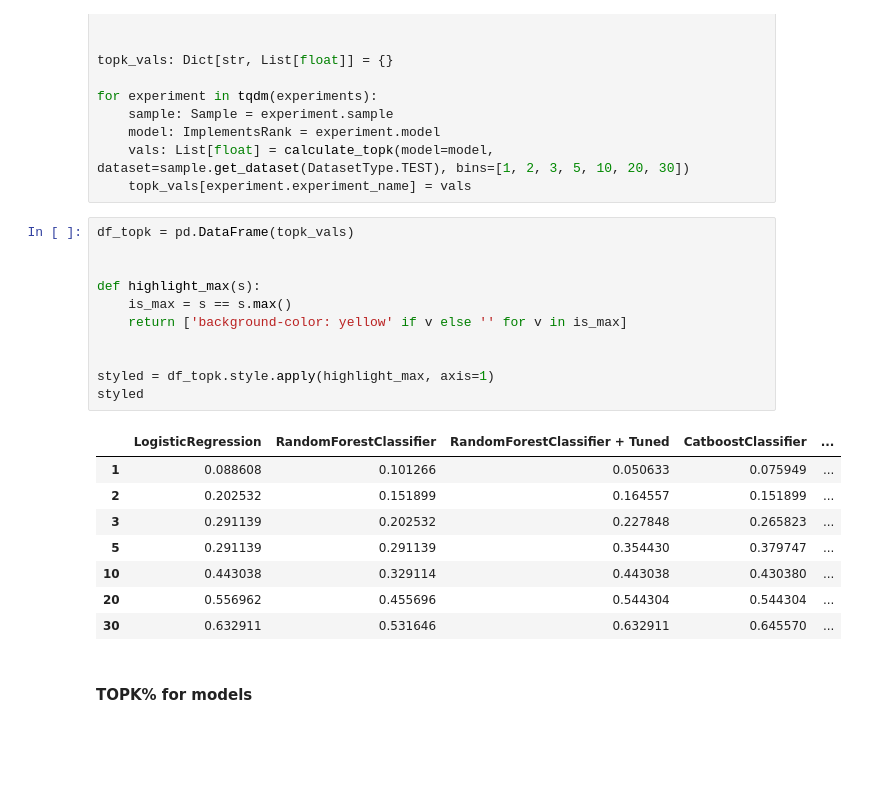
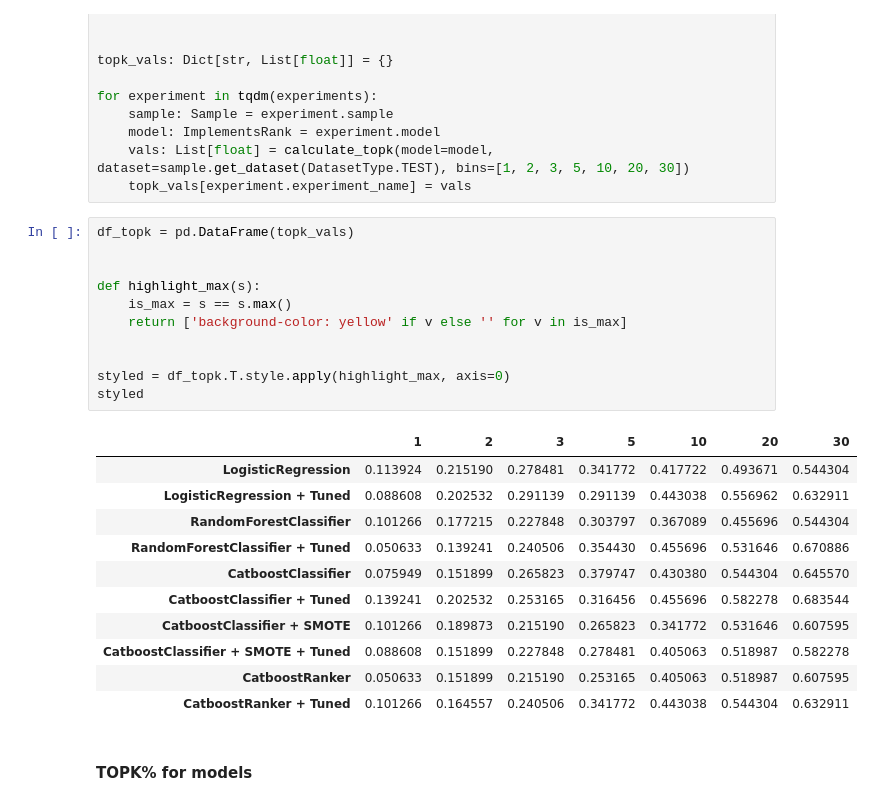
Before and after one commit to B0R0koko/pump-and-dump-prediction, a Jupyter notebook: src/analysis/research_notebook.ipynb, the cells around one changed output. Cells and saved outputs as stored; diff of their text form; blank space fills up the shorter version.

```diff
--- a/src/analysis/research_notebook.ipynb
+++ b/src/analysis/research_notebook.ipynb
@@ -623,23 +636,26 @@ for experiment in tqdm(experiments):
 # %%
 df_topk = pd.DataFrame(topk_vals)
 
 
 def highlight_max(s):
     is_max = s == s.max()
     return ['background-color: yellow' if v else '' for v in is_max]
 
 
-styled = df_topk.style.apply(highlight_max, axis=1)
+styled = df_topk.T.style.apply(highlight_max, axis=0)
 styled
 # %% [output]
-|  | LogisticRegression | RandomForestClassifier | RandomForestClassifier + Tuned | CatboostClassifier | ... |
-| 1 | 0.088608 | 0.101266 | 0.050633 | 0.075949 | ... |
-| 2 | 0.202532 | 0.151899 | 0.164557 | 0.151899 | ... |
-| 3 | 0.291139 | 0.202532 | 0.227848 | 0.265823 | ... |
-| 5 | 0.291139 | 0.291139 | 0.354430 | 0.379747 | ... |
-| 10 | 0.443038 | 0.329114 | 0.443038 | 0.430380 | ... |
-| 20 | 0.556962 | 0.455696 | 0.544304 | 0.544304 | ... |
-| 30 | 0.632911 | 0.531646 | 0.632911 | 0.645570 | ... |
+|  | 1 | 2 | 3 | 5 | 10 | 20 | 30 |
+| LogisticRegression | 0.113924 | 0.215190 | 0.278481 | 0.341772 | 0.417722 | 0.493671 | 0.544304 |
+| LogisticRegression + Tuned | 0.088608 | 0.202532 | 0.291139 | 0.291139 | 0.443038 | 0.556962 | 0.632911 |
+| RandomForestClassifier | 0.101266 | 0.177215 | 0.227848 | 0.303797 | 0.367089 | 0.455696 | 0.544304 |
+| RandomForestClassifier + Tuned | 0.050633 | 0.139241 | 0.240506 | 0.354430 | 0.455696 | 0.531646 | 0.670886 |
+| CatboostClassifier | 0.075949 | 0.151899 | 0.265823 | 0.379747 | 0.430380 | 0.544304 | 0.645570 |
+| CatboostClassifier + Tuned | 0.139241 | 0.202532 | 0.253165 | 0.316456 | 0.455696 | 0.582278 | 0.683544 |
+| CatboostClassifier + SMOTE | 0.101266 | 0.189873 | 0.215190 | 0.265823 | 0.341772 | 0.531646 | 0.607595 |
+| CatboostClassifier + SMOTE + Tuned | 0.088608 | 0.151899 | 0.227848 | 0.278481 | 0.405063 | 0.518987 | 0.582278 |
+| CatboostRanker | 0.050633 | 0.151899 | 0.215190 | 0.253165 | 0.405063 | 0.518987 | 0.607595 |
+| CatboostRanker + Tuned | 0.101266 | 0.164557 | 0.240506 | 0.341772 | 0.443038 | 0.544304 | 0.632911 |
 # %% [markdown]
 <h4>TOPK% for models</h4>
 # %%
```
Also changed, not shown: parts of 25 cells of this notebook, 2 other files.
